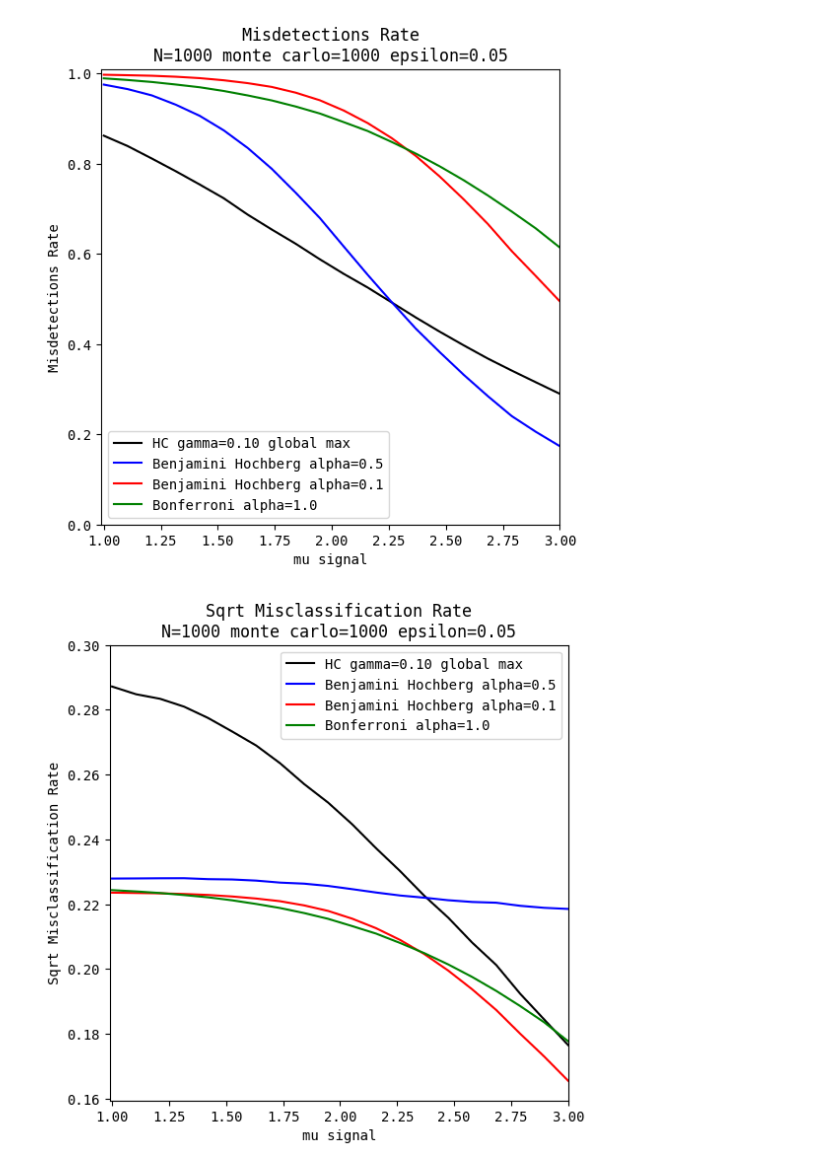
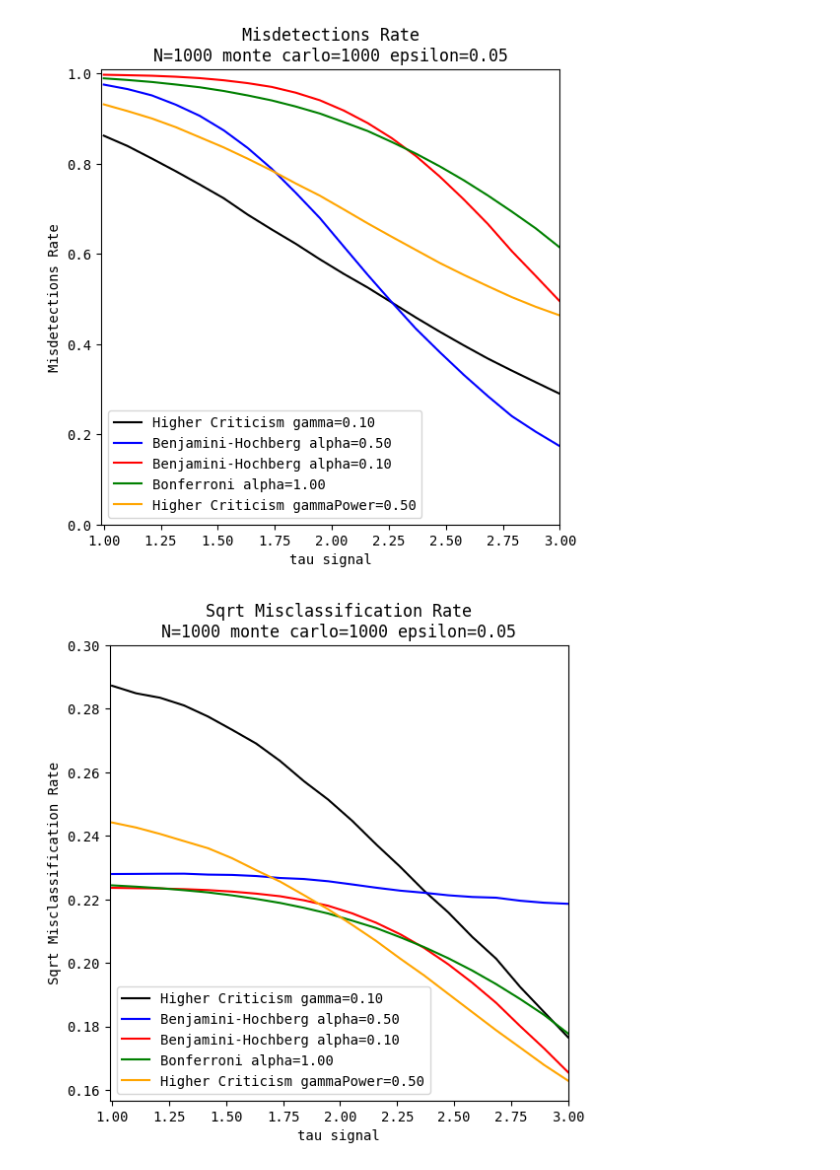
Before and after one commit to drormeir/Thesis, a Jupyter notebook: Donoho_Confusion_Matrix_Plot.ipynb, the cells around one changed output. Cells and saved outputs as stored; diff of their text form; code cells hidden in the pictures.

```diff
--- a/Donoho_Confusion_Matrix_Plot.ipynb
+++ b/Donoho_Confusion_Matrix_Plot.ipynb
@@ -44,12 +41,11 @@ gamma = 0.1
 # %%
-params_list = Data_Generator.params_dicts_from_list_donoho_N_epsilon_tau(N_range=[N], epsilon_range=[epsilon], tau_range=tau_range)
+params_list = Data_Generator.params_dicts_from_lists_N_mu_fraction(N_range=[N], mu_range=tau_range, fraction_range=[epsilon])
 signal_generators = [Data_Generator(**params) for params in params_list]
-hc_models = [Higher_Criticism(work_mode='hc', global_max=True, gamma=gamma),\
-             Higher_Criticism(work_mode='bh', alpha=0.5),\
-             Higher_Criticism(work_mode='bh', alpha=0.1),\
-             Higher_Criticism(work_mode='bonferroni', alpha=1.0)]
-
-model_colors = ['black', 'blue', 'red', 'green']
+hc_models = [Higher_Criticism(gamma=0.1, plot_color='black'),\
+            Benjamini_Hochberg(alpha=0.5, plot_color='blue'),\
+            Benjamini_Hochberg(alpha=0.1, plot_color='red'),\
+            Bonferroni(alpha=1.0, plot_color='green'),\
+            Higher_Criticism(gamma=-0.5, plot_color='orange')]
 # %%
 
 confusion_matrices = Monte_carlo_Confusion_Matrices(\
@@ -60,9 +56,9 @@ fdr_all = confusion_matrices.apply_mean_false_disovery_rate()
 fig, ax = plt.subplots(1, 1, figsize=(6, 6))
 ax.set_title(f'False Discovery Rate\nN={N} monte carlo={monte_carlo} epsilon={epsilon:.2f}')
 for ind_model, hc_model in enumerate(hc_models):
-    ax.plot(tau_range, fdr_all[ind_model], label=str(hc_model), color=model_colors[ind_model])
+    ax.plot(tau_range, fdr_all[ind_model], label=hc_model.full_name(), color=hc_model.plot_color)
 max_tau = np.max(tau_range)
-ax.set_xlabel('mu signal')
+ax.set_xlabel('tau signal')
 ax.set_ylabel('FDR')
 ax.set_ylim(top=1.01, bottom=0)
 ax.set_xlim(left=0.99, right=np.max(tau_range))
@@ -75,26 +71,26 @@ mdr_all = confusion_matrices.apply_mean_misdetection_rate()
 fig, ax = plt.subplots(1, 1, figsize=(6, 6))
 ax.set_title(f'Misdetections Rate\nN={N} monte carlo={monte_carlo} epsilon={epsilon:.2f}')
 for ind_model, hc_model in enumerate(hc_models):
-    ax.plot(tau_range, mdr_all[ind_model], label=str(hc_model), color=model_colors[ind_model])
-ax.set_xlabel('mu signal')
+    ax.plot(tau_range, mdr_all[ind_model], label=hc_model.full_name(), color=hc_model.plot_color)
+ax.set_xlabel('tau signal')
 ax.set_ylabel('Misdetections Rate')
 ax.set_ylim(top=1.01, bottom=0)
 ax.set_xlim(left=0.99, right=np.max(tau_range))
 ax.legend()
 plt.show()
 # %% [output]
-[figure, old version]
+[figure, new version]
 # %%
 mcr_all = confusion_matrices.apply_sqrt_mean_misclassification_rate()
 fig, ax = plt.subplots(1, 1, figsize=(6, 6))
 ax.set_title(f'Sqrt Misclassification Rate\nN={N} monte carlo={monte_carlo} epsilon={epsilon:.2f}')
 for ind_model, hc_model in enumerate(hc_models):
-    ax.plot(tau_range, mcr_all[ind_model], label=str(hc_model), color=model_colors[ind_model])
-ax.set_xlabel('mu signal')
+    ax.plot(tau_range, mcr_all[ind_model], label=hc_model.full_name(), color=hc_model.plot_color)
+ax.set_xlabel('tau signal')
 ax.set_ylabel('Sqrt Misclassification Rate')
 ax.set_ylim(top=0.3)
 ax.set_xlim(left=0.99, right=np.max(tau_range))
 ax.legend()
 plt.show()
 # %% [output]
-[figure, old version]
+[figure, new version]
```
Also changed, not shown: parts of 4 cells of this notebook, 8 other files.
